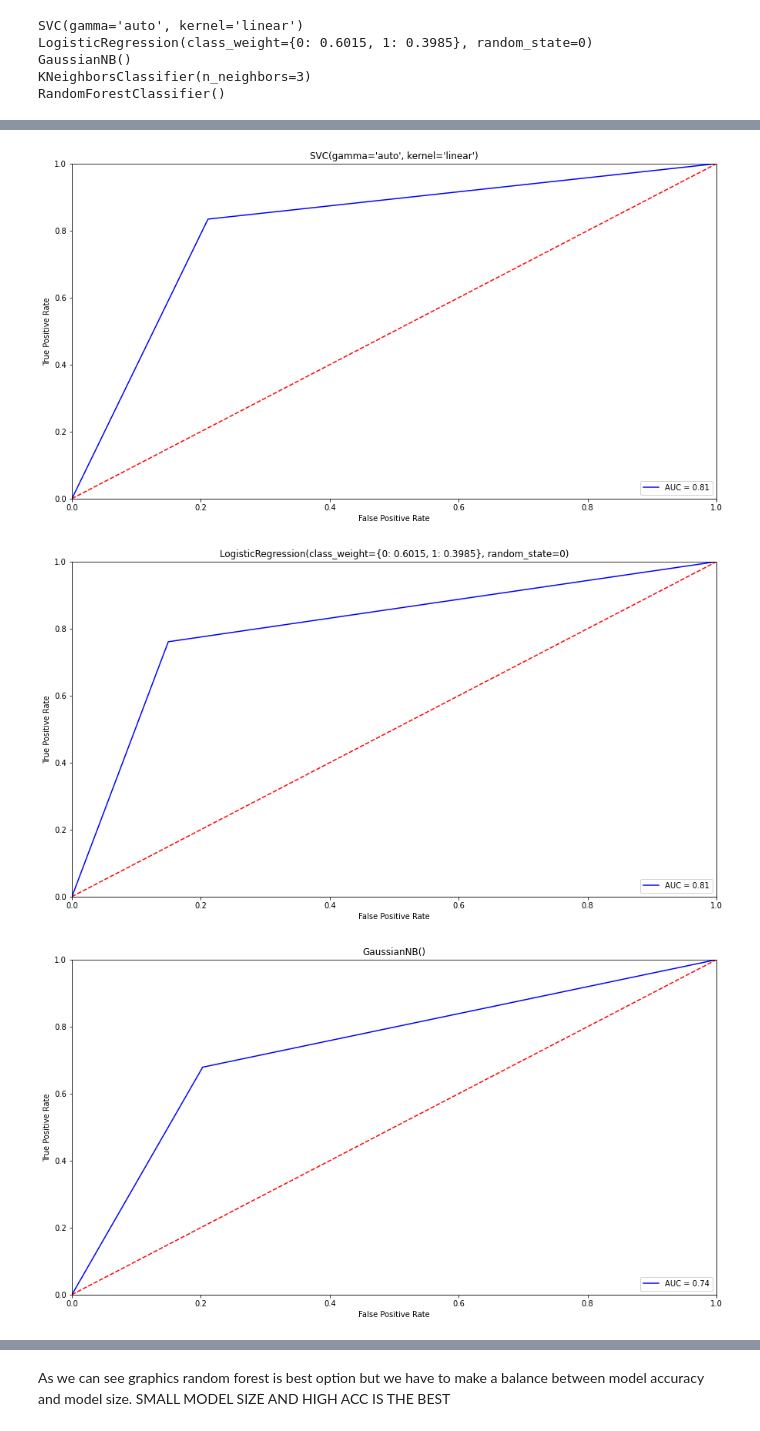
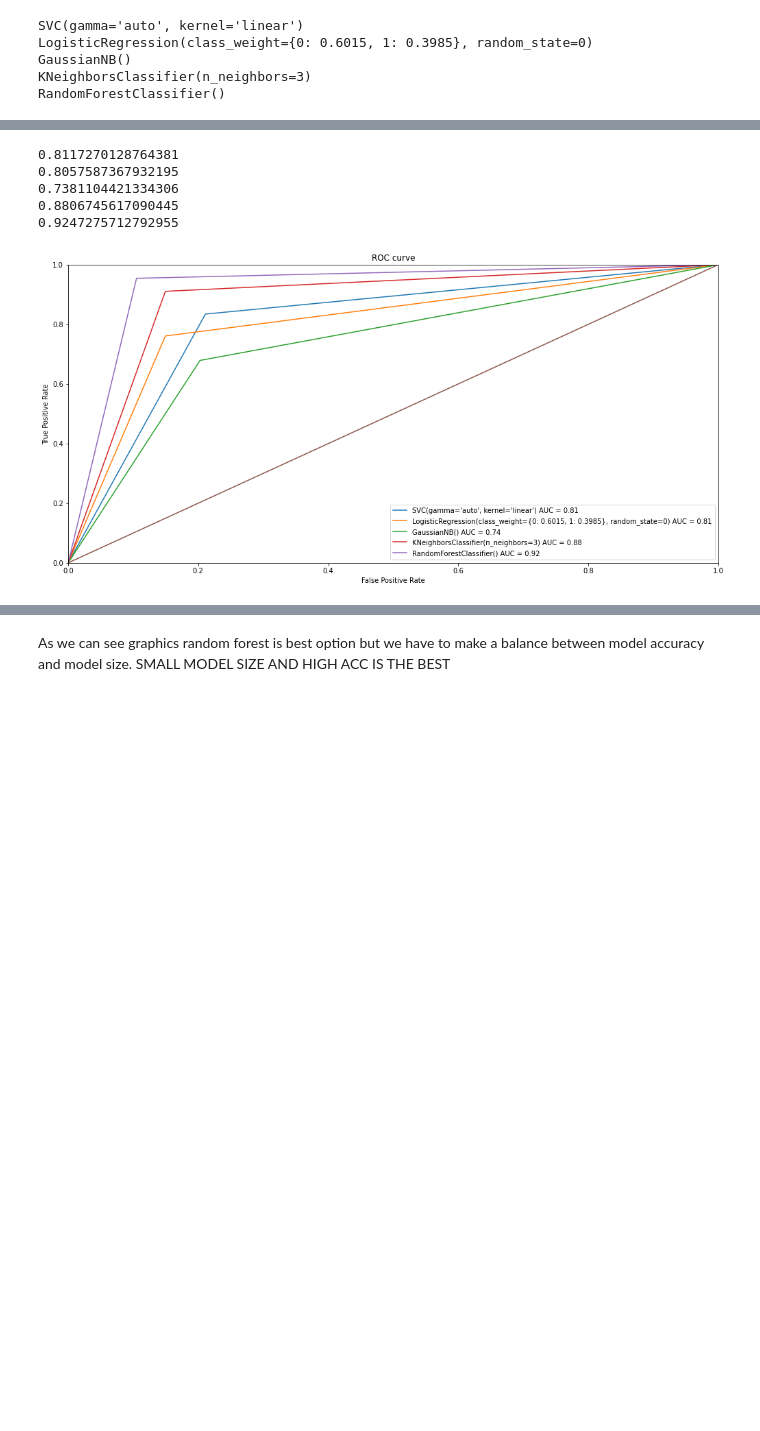
Before and after one commit to serdarakyol/food-classification, a Jupyter notebook: notebooks/myrealfood.ipynb, the cells around one changed output, grey strips where cells are left out. Saved outputs shown, nothing was run; the diff lists cells and outputs as text; code cells hidden in the pictures; blank space fills up the shorter version.

Commit message:
added ROC curve

```diff
--- a/notebooks/myrealfood.ipynb
+++ b/notebooks/myrealfood.ipynb
@@ -375,23 +377,26 @@ Classification reports shows that training was good because classes predicted as
 # %%
-# TODO: AUC graphic
 from sklearn.metrics import auc, roc_curve
 
+fig, ax = plt.subplots(figsize=(17, 8))
+plt.title("ROC curve")
 for preds in predictions:
-    pred = preds['predictions']
-    fpr, tpr, threshold = roc_curve(test_labels.values, pred)
+    fpr, tpr, threshold = roc_curve(test_labels.values, preds['predictions'])
     roc_auc = auc(fpr, tpr)
+    print(roc_auc)
 
-    fig, ax = plt.subplots(figsize=(15, 8))
-    plt.title(str(preds['model_name']))
-    plt.plot(fpr, tpr, 'b', label = 'AUC = %0.2f' % roc_auc)
+    plt.plot(fpr, tpr, label = f"{str(preds['model_name'])} AUC = %0.2f" % roc_auc)
     plt.legend(loc = 'lower right')
-    plt.plot([0, 1], [0, 1],'r--')
-    plt.xlim([0, 1])
-    plt.ylim([0, 1])
-    plt.ylabel('True Positive Rate')
-    plt.xlabel('False Positive Rate')
-    plt.show()
+
+plt.plot([0, 1], [0, 1])
+plt.xlim([0, 1])
+plt.ylim([0, 1])
+plt.ylabel('True Positive Rate')
+plt.xlabel('False Positive Rate')
+plt.show()
 # %% [output]
+0.8117270128764381
+0.8057587367932195
+0.7381104421334306
+0.8806745617090445
+0.9247275712792955
-[figure, old version]
+[figure, new version]
-[figure, removed]
-[figure, removed]
```
Also changed, not shown: parts of 15 cells of this notebook.
